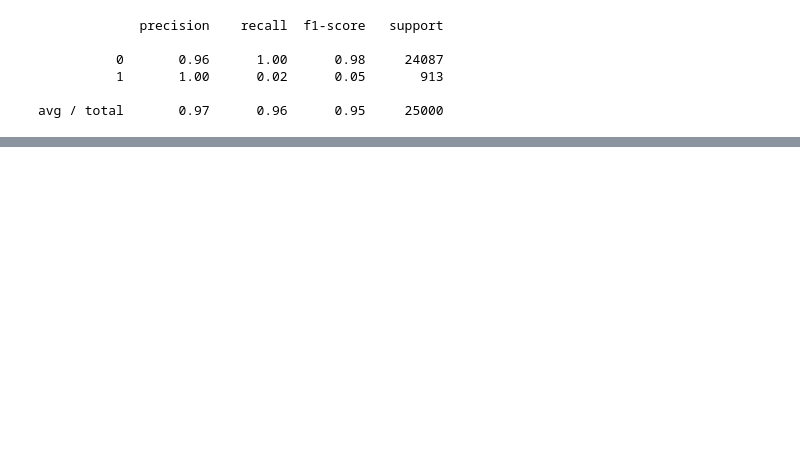
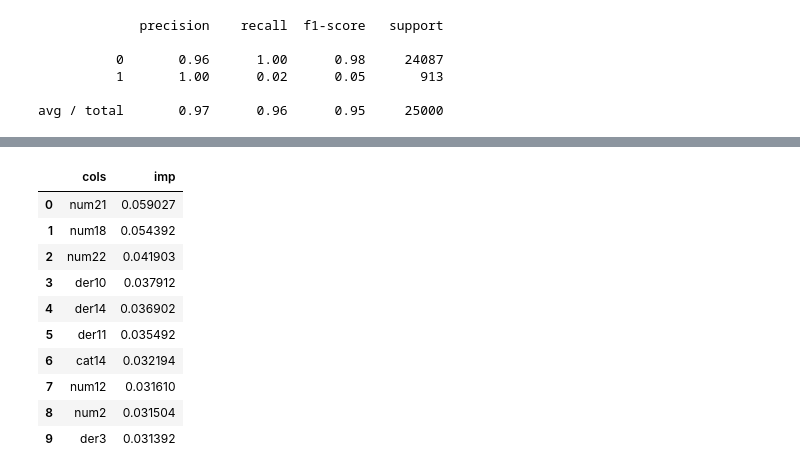
Before and after one commit to nidabp/MachineLearning, a Jupyter notebook: QuarticTest.ipynb, the cells around one changed output, grey strips where cells are left out. Cells and saved outputs as stored; diff of their text form; code cells hidden in the pictures; blank space fills up the shorter version.

```diff
--- a/QuarticTest.ipynb
+++ b/QuarticTest.ipynb
@@ -333,0 +350,14 @@ df_print.to_csv("C:\\Users\\Admin\\Downloads\\QuarticPred.csv",index=False)
+# %%
+df_imp = GetImportances(predictedmodel,df); df_imp[:10]
+# %% [output]
+|  | cols | imp |
+| 0 | num21 | 0.059027 |
+| 1 | num18 | 0.054392 |
+| 2 | num22 | 0.041903 |
+| 3 | der10 | 0.037912 |
+| 4 | der14 | 0.036902 |
+| 5 | der11 | 0.035492 |
+| 6 | cat14 | 0.032194 |
+| 7 | num12 | 0.031610 |
+| 8 | num2 | 0.031504 |
+| 9 | der3 | 0.031392 |
```
Also changed, not shown: parts of 10 cells of this notebook, 1 other file.
